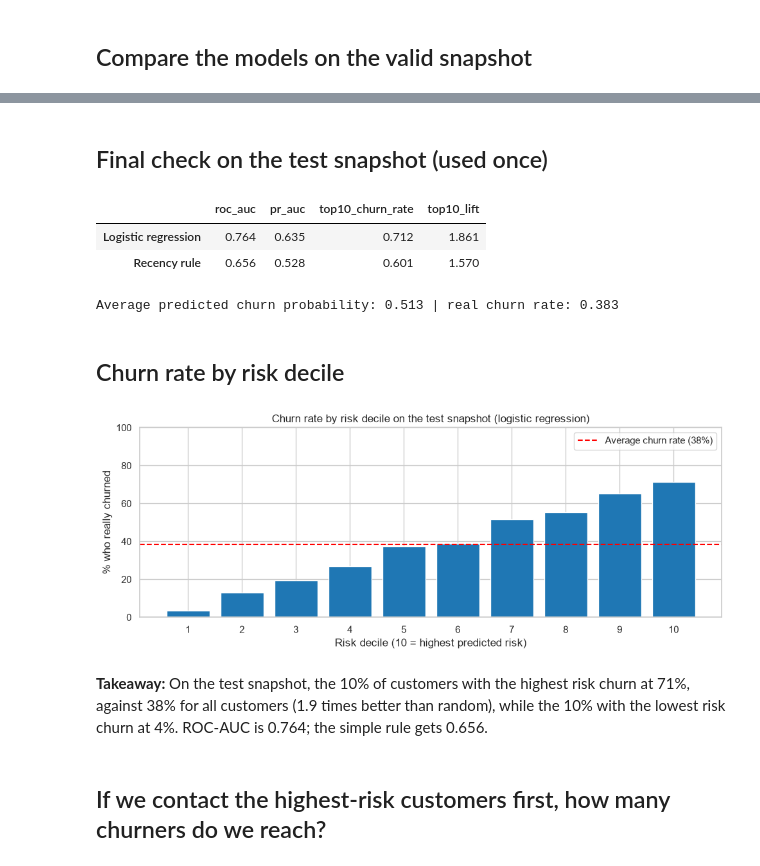
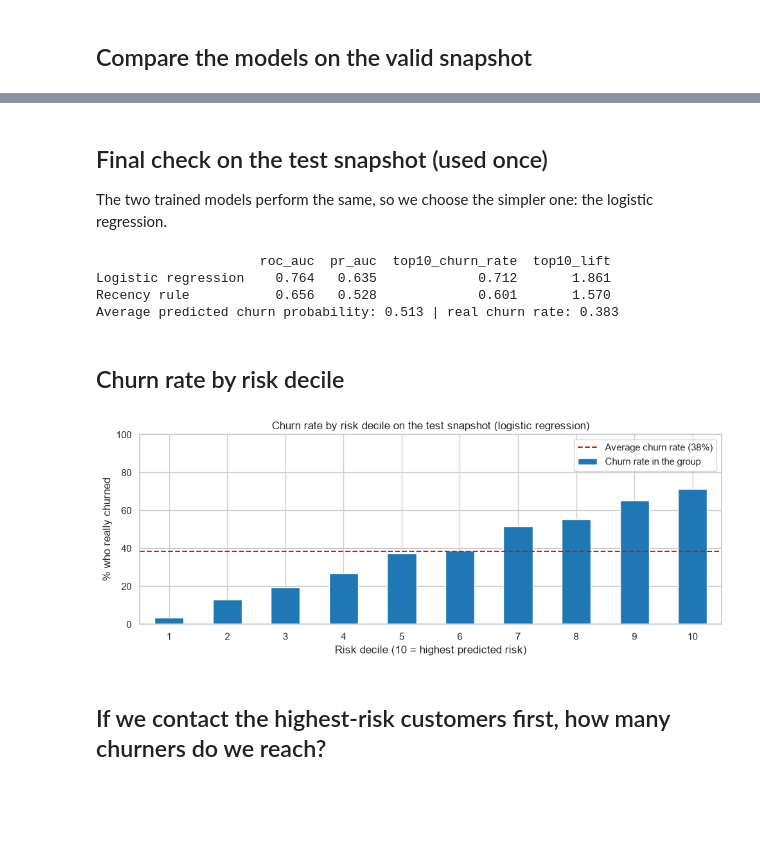
Before and after one commit to Umar43/online-retail-predictive-analytics, a Jupyter notebook: notebooks/05_models.ipynb, the cells around one changed output, grey strips where cells are left out. Cells and saved outputs as stored; diff of their text form; code cells hidden in the pictures; blank space fills up the shorter version.

```diff
--- a/notebooks/05_models.ipynb
+++ b/notebooks/05_models.ipynb
@@ -171,65 +123,57 @@ final_name = "Logistic regression"
 # %% [markdown]
 ## Final check on the test snapshot (used once)
+
+The two trained models perform the same, so we choose the simpler one: the logistic regression.
 # %%
 # The test snapshot was never used to choose or tune anything. We score it once.
 score_test = logit.predict_proba(X_test)[:, 1]
 test_scored = test.assign(score=score_test)
 
-# The 10% of customers with the highest risk: for the model and for the simple rule
-top10_test = test_scored.nlargest(int(len(test) * 0.10), "score")
-top10_rule = test.nlargest(int(len(test) * 0.10), "recency_days")
+# Risk score of every customer in the test snapshot: the chosen model and the simple rule
+scores_test = pd.DataFrame({
+    "Logistic regression": score_test,
+    "Recency rule": X_test["recency_days"],
+})
 
-test_results = pd.DataFrame(columns=["roc_auc", "pr_auc", "top10_churn_rate"])
-test_results.loc["Logistic regression"] = [
-    roc_auc_score(y_test, score_test),
-    average_precision_score(y_test, score_test),
-    top10_test["churn"].mean(),
-]
-test_results.loc["Recency rule"] = [
-    roc_auc_score(y_test, X_test["recency_days"]),
-    average_precision_score(y_test, X_test["recency_days"]),
-    top10_rule["churn"].mean(),
-]
+test_results = {}
+for model in scores_test:
+    top10 = test.assign(score=scores_test[model]).nlargest(int(len(test) * 0.10), "score")
+    test_results[model] = [
+        roc_auc_score(y_test, scores_test[model]),
+        average_precision_score(y_test, scores_test[model]),
+        top10["churn"].mean(),
+    ]
+
+test_results = pd.DataFrame(test_results, index=["roc_auc", "pr_auc", "top10_churn_rate"]).T
 test_results["top10_lift"] = test_results["top10_churn_rate"] / y_test.mean()
-display(test_results.round(3))
+print(test_results.round(3))
 
 # The churn rate changed with the season (train 52%, test 38%): are the predicted probabilities still right?
 print("Average predicted churn probability:", round(score_test.mean(), 3), "| real churn rate:", round(y_test.mean(), 3))
 # %% [output]
-|  | roc_auc | pr_auc | top10_churn_rate | top10_lift |
-| Logistic regression | 0.764 | 0.635 | 0.712 | 1.861 |
-| Recency rule | 0.656 | 0.528 | 0.601 | 1.570 |
+                     roc_auc  pr_auc  top10_churn_rate  top10_lift
+Logistic regression    0.764   0.635             0.712       1.861
+Recency rule           0.656   0.528             0.601       1.570
 Average predicted churn probability: 0.513 | real churn rate: 0.383
 # %% [markdown]
 ## Churn rate by risk decile
 # %%
 # Split the customers into 10 equal groups by risk (10 = highest risk) and see how many really churned in each
 test_scored["decile"] = pd.qcut(test_scored["score"].rank(method="first"), 10, labels=False) + 1
 by_decile = test_scored.groupby("decile")["churn"].mean() * 100
 
-fig, ax = plt.subplots()
-ax.bar(by_decile.index, by_decile.values, color="tab:blue")
-ax.axhline(y_test.mean() * 100, color="red", linestyle="--", label=f"Average churn rate ({y_test.mean():.0%})")
-ax.set_title("Churn rate by risk decile on the test snapshot (logistic regression)")
-ax.set_xlabel("Risk decile (10 = highest predicted risk)")
-ax.set_ylabel("% who really churned")
-ax.set_xticks(range(1, 11))
-ax.set_ylim(0, 100)
-ax.legend()
+by_decile.plot.bar(color="tab:blue", label="Churn rate in the group", title="Churn rate by risk decile on the test snapshot (logistic regression)")
+plt.axhline(y_test.mean() * 100, color="red", linestyle="--", label=f"Average churn rate ({y_test.mean():.0%})")
+plt.xlabel("Risk decile (10 = highest predicted risk)")
+plt.ylabel("% who really churned")
+plt.xticks(rotation=0)
+plt.ylim(0, 100)
+plt.legend()
 plt.tight_layout()
 plt.savefig(fig_dir / "churn_by_risk_decile.png", dpi=150, bbox_inches="tight")
 plt.show()
-
-best = test_results.loc["Logistic regression"]
-takeaway(
-    f"On the test snapshot, the 10% of customers with the highest risk churn at {best['top10_churn_rate']:.0%}, "
-    f"against {y_test.mean():.0%} for all customers ({best['top10_lift']:.1f} times better than random), "
-    f"while the 10% with the lowest risk churn at {by_decile.iloc[0]:.0f}%. "
-    f"ROC-AUC is {best['roc_auc']:.3f}; the simple rule gets {test_results.loc['Recency rule', 'roc_auc']:.3f}."
-)
 # %% [output]
-[figure, old version]
+[figure, new version]
-**Takeaway:** On the test snapshot, the 10% of customers with the highest risk churn at 71%, against 38% for all customers (1.9 times better than random), while the 10% with the lowest risk churn at 4%. ROC-AUC is 0.764; the simple rule gets 0.656.
 # %% [markdown]
 ## If we contact the highest-risk customers first, how many churners do we reach?
 # %%
```
Also changed, not shown: parts of 14 cells of this notebook, 1 other file.
